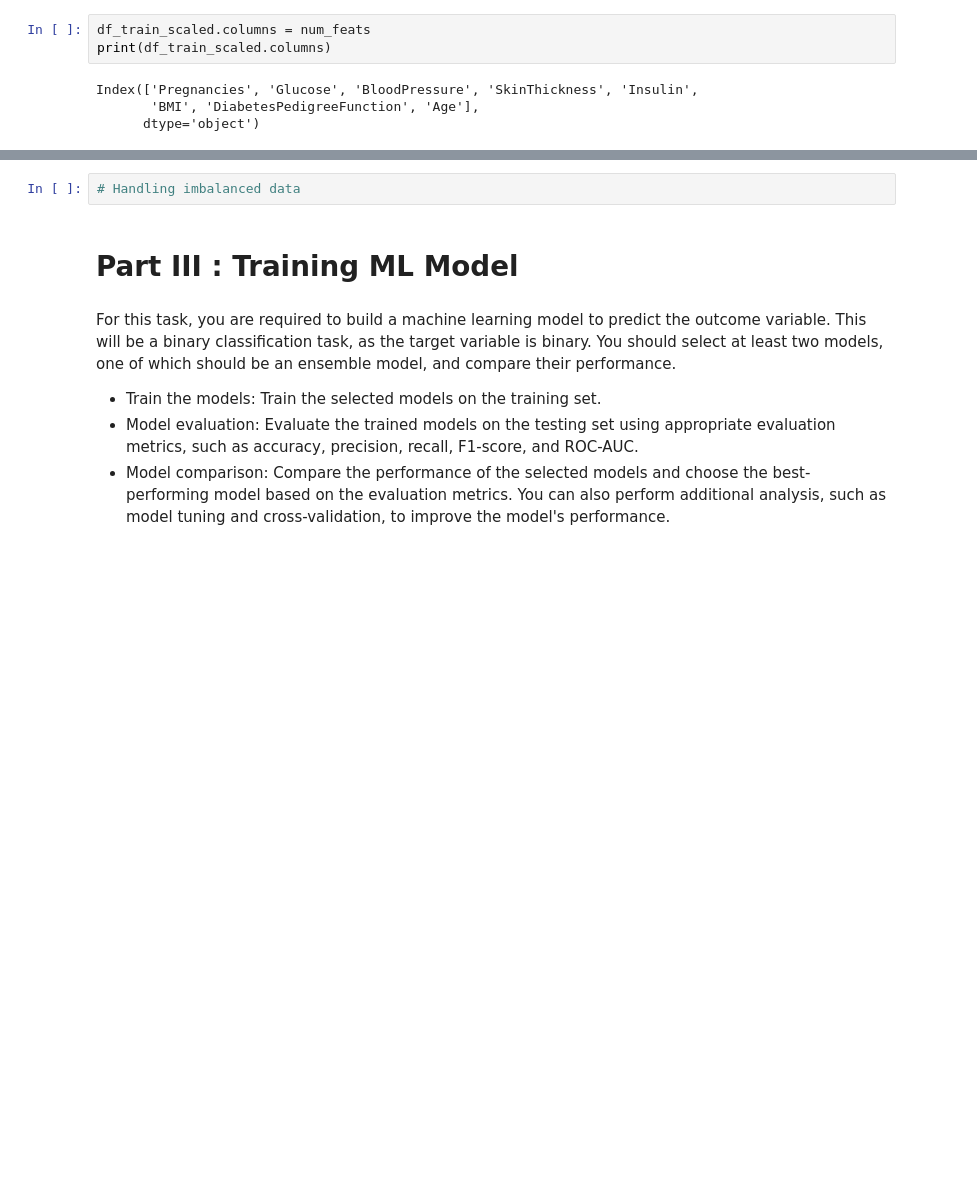
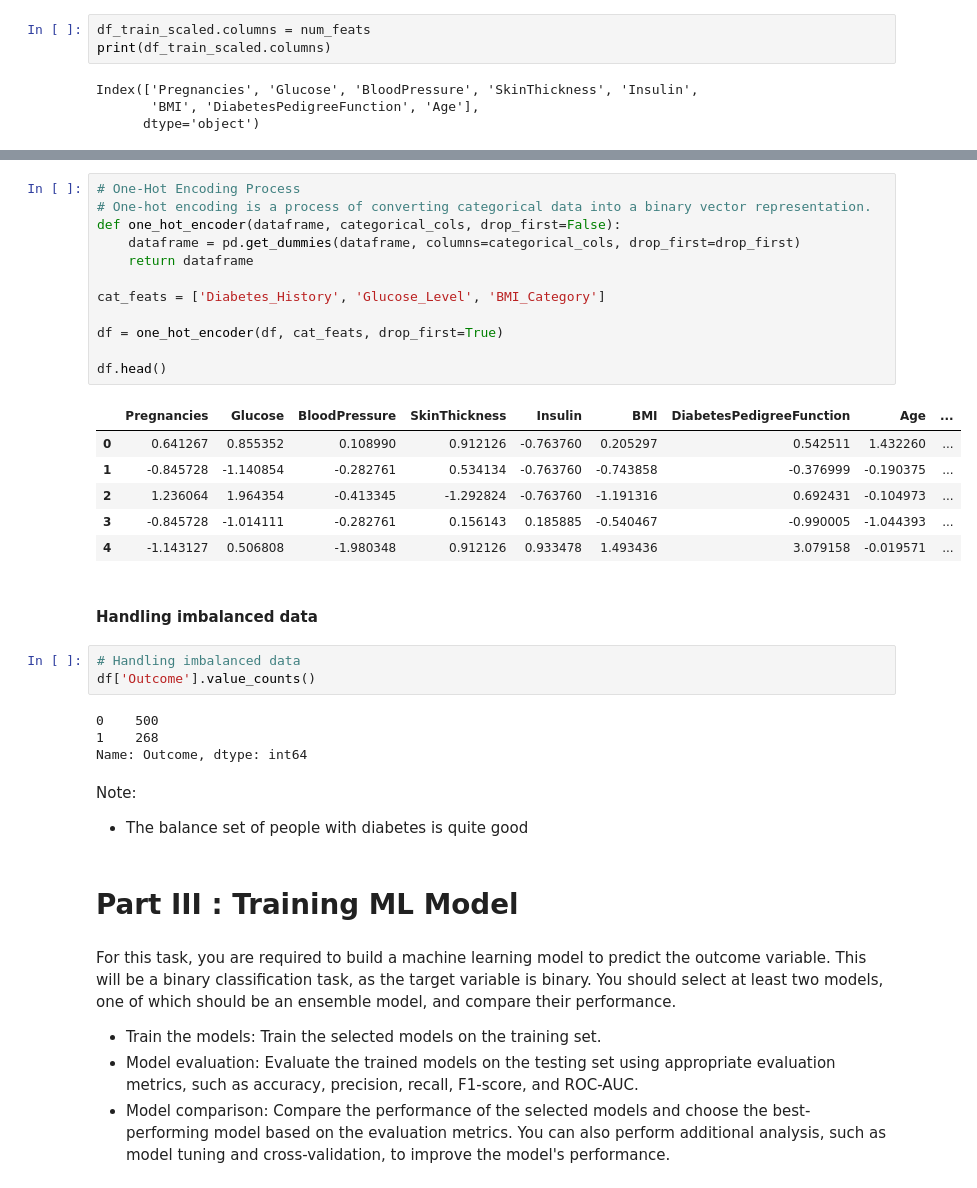
Before and after one commit to thonglamhai/ml-project-supervised-learning, a Jupyter notebook: Supervised Learning - Project.ipynb, the cells around one changed output, grey strips where cells are left out. Cells and saved outputs as stored; diff of their text form; blank space fills up the shorter version.

```diff
--- a/Supervised Learning - Project.ipynb
+++ b/Supervised Learning - Project.ipynb
@@ -306,5 +370,34 @@ df_train_scaled
+# %%
+# One-Hot Encoding Process
+# One-hot encoding is a process of converting categorical data into a binary vector representation.
+def one_hot_encoder(dataframe, categorical_cols, drop_first=False):
+    dataframe = pd.get_dummies(dataframe, columns=categorical_cols, drop_first=drop_first)
+    return dataframe
+
+cat_feats = ['Diabetes_History', 'Glucose_Level', 'BMI_Category']
+
+df = one_hot_encoder(df, cat_feats, drop_first=True)
+
+df.head()
+# %% [output]
+|  | Pregnancies | Glucose | BloodPressure | SkinThickness | Insulin | BMI | DiabetesPedigreeFunction | Age | ... |
+| 0 | 0.641267 | 0.855352 | 0.108990 | 0.912126 | -0.763760 | 0.205297 | 0.542511 | 1.432260 | ... |
+| 1 | -0.845728 | -1.140854 | -0.282761 | 0.534134 | -0.763760 | -0.743858 | -0.376999 | -0.190375 | ... |
+| 2 | 1.236064 | 1.964354 | -0.413345 | -1.292824 | -0.763760 | -1.191316 | 0.692431 | -0.104973 | ... |
+| 3 | -0.845728 | -1.014111 | -0.282761 | 0.156143 | 0.185885 | -0.540467 | -0.990005 | -1.044393 | ... |
+| 4 | -1.143127 | 0.506808 | -1.980348 | 0.912126 | 0.933478 | 1.493436 | 3.079158 | -0.019571 | ... |
+# %% [markdown]
+#### Handling imbalanced data
 # %%
 # Handling imbalanced data
+df['Outcome'].value_counts()
+# %% [output]
+0    500
+1    268
+Name: Outcome, dtype: int64
+# %% [markdown]
+Note:
+- The balance set of people with diabetes is quite good
 # %% [markdown]
 # Part III : Training ML Model
 # %% [markdown]
```
Also changed, not shown: parts of 22 cells of this notebook, 2 other files.
